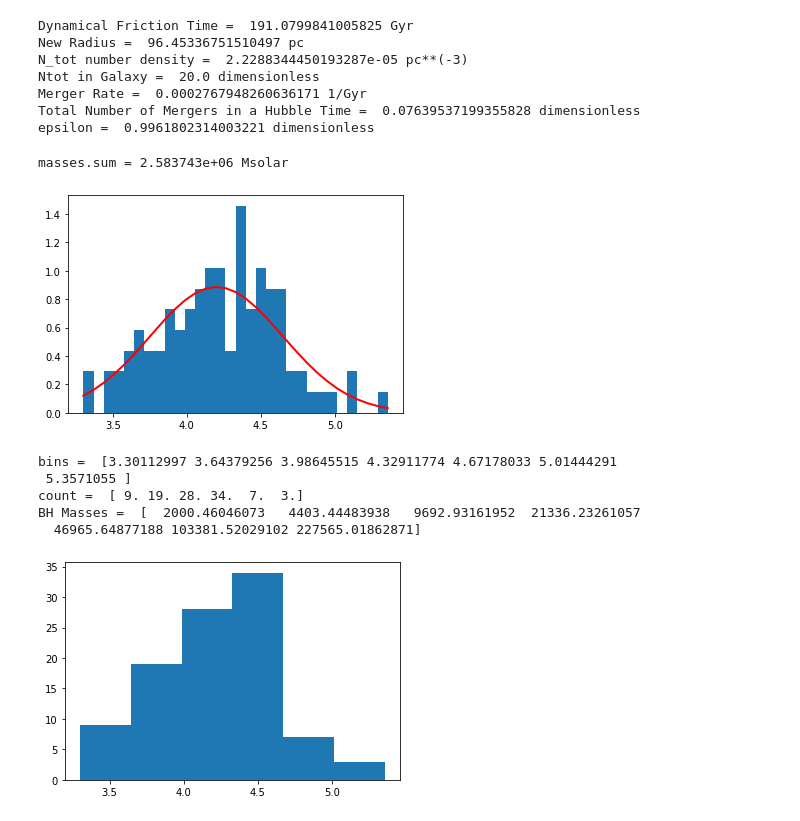
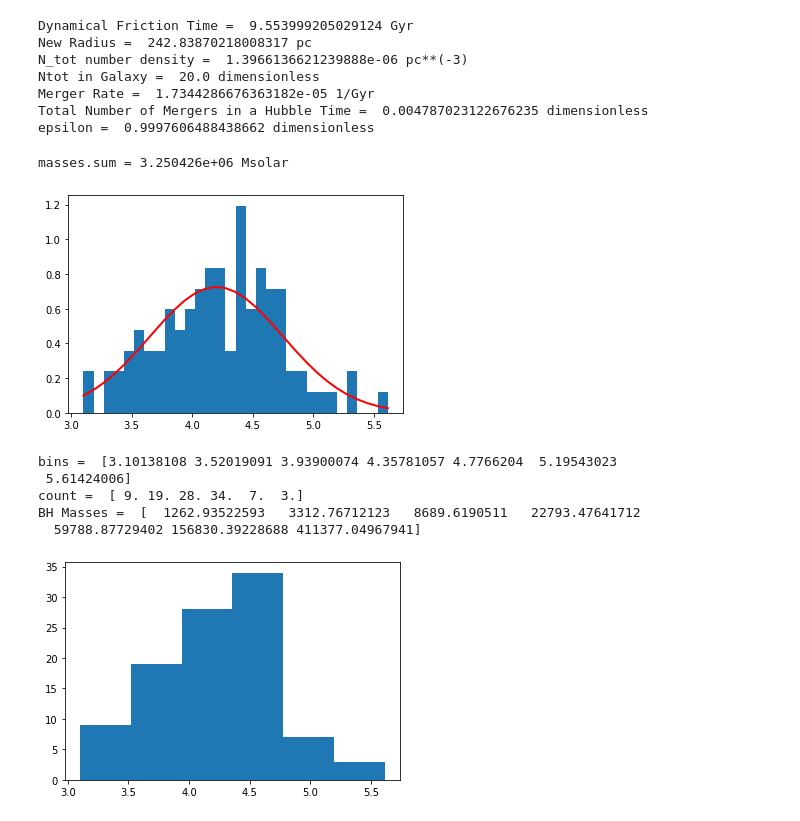
Before and after one commit to fearmayo/LeoI, a Jupyter notebook: Notebooks/Epsilon.ipynb, the cells around one changed output. Cells and saved outputs as stored; diff of their text form; code cells hidden in the pictures.

Commit message:
Updates to Epsilon calculation

```diff
--- a/Notebooks/Epsilon.ipynb
+++ b/Notebooks/Epsilon.ipynb
@@ -18,7 +18,7 @@ def BondiRadius(M_BH, cs, v):
 # %%
 #Merger Rate of Heavy Seeds
 #
-R_0 = YTQuantity(100, 'pc') #Setting the radius of the inital black hole radius from centre
+R_0 = YTQuantity(500, 'pc') #Setting the radius of the inital black hole radius from centre
 Num_HeavySeeds = 20             #masses > 1000 Msolar
 
 #Just test with this seed mass
@@ -26,7 +26,15 @@ M_BH = YTQuantity(1e4, 'msun')   #Peak heavy seed mass spectrum 10^4
 #N_tot = YTQuantity(1000, 'kpc**-3') #to induce mergers we need a large density
 #GalaxySize = YTQuantity(1, 'kpc')
 #GalaxyVolume = 4 * np.pi * np.power(GalaxySize, 3.0)/3.0
-background_density = YTQuantity(1e6, 'Msun/kpc**3')
+
+#The background density is the total density (DM + gas + stars)
+#For LeoI the total mass inside 1 kpc ~ 8 x 10^7 Msolar (i.e. pretty dense) so the density is
+#approximately 2e7 Msun/kpc^3. However, dynamical friction isn't as effective as this and
+#this has been realised when observing systems like Fornax etc.
+#Changing this value has a big impact on the dynamical friction timescale however and is the
+#single biggest driver. For LeoI the below value is probably ok I tink?
+
+background_density = YTQuantity(2e7, 'Msun/kpc**3')
 Temp = YTQuantity(10000, 'K')    #can vary (lower) this but 10000 K is reasonable
 Gamma = 5.0/3.0
 Mu = 1.22
@@ -73,52 +81,52 @@ epsilon = 1 - (N_mm / (N_tot * np.power(new_radius, 3.0)))
 
 print("epsilon = ", epsilon)
 # %% [output]
-Dynamical Friction Time =  191.0799841005825 Gyr
-New Radius =  96.45336751510497 pc
-N_tot number density =  2.2288344450193287e-05 pc**(-3)
+Dynamical Friction Time =  9.553999205029124 Gyr
+New Radius =  242.83870218008317 pc
+N_tot number density =  1.3966136621239888e-06 pc**(-3)
 Ntot in Galaxy =  20.0 dimensionless
-Merger Rate =  0.0002767948260636171 1/Gyr
-Total Number of Mergers in a Hubble Time =  0.07639537199355828 dimensionless
-epsilon =  0.9961802314003221 dimensionless
+Merger Rate =  1.7344286676363182e-05 1/Gyr
+Total Number of Mergers in a Hubble Time =  0.004787023122676235 dimensionless
+epsilon =  0.9997606488438662 dimensionless
 # %%
 #Ok let's test the model
 #First up we need a normal distribution of heavy seed masses
 np.random.seed(131180)
 
 #Set up a normal (in log10 space) distribution. Set the mean at 2e4 with a standard deviation of 0.45 ish
-mu, sigma = 4.2, 0.45 # mean and standard deviation
+mu, sigma = 4.2, 0.55 # mean and standard deviation
 #mu, sigma = 4.9, 0.35 # mean and standard deviation
 s = np.random.normal(mu, sigma, 100)
 
 
 masses = np.power(10, s)
 #print("masses = ", masses)
 print("masses.sum = %e Msolar" % (masses.sum()))
 count, bins, ignored = plt.hist(s, 30, density=True)
 
 plt.plot(bins, 1/(sigma * np.sqrt(2 * np.pi)) * np.exp( - (bins - mu)**2 / (2 * sigma**2) ),
          linewidth=2, color='r')
 
 plt.show()
 
 #To do this I recreate the above histogram without normalising
 #and I divide into 5 bins
 count, bins, ignored = plt.hist(s, 6, density=False)
 
 
 
 print("bins = ", bins)
 print("count = ", count)
 print("BH Masses = ", np.power(10.0, bins))
 # %% [output]
-masses.sum = 2.583743e+06 Msolar
+masses.sum = 3.250426e+06 Msolar
-[figure, old version]
+[figure, new version]
-bins =  [3.30112997 3.64379256 3.98645515 4.32911774 4.67178033 5.01444291
- 5.3571055 ]
+bins =  [3.10138108 3.52019091 3.93900074 4.35781057 4.7766204  5.19543023
+ 5.61424006]
 count =  [ 9. 19. 28. 34.  7.  3.]
-BH Masses =  [  2000.46046073   4403.44483938   9692.93161952  21336.23261057
-  46965.64877188 103381.52029102 227565.01862871]
+BH Masses =  [  1262.93522593   3312.76712123   8689.6190511   22793.47641712
+  59788.87729402 156830.39228688 411377.04967941]
-[figure, old version]
+[figure, new version]
 # %%
 #Now calculate the dynamical friction time for each mass bin
 #
```
Also changed, not shown: parts of 4 cells of this notebook.
